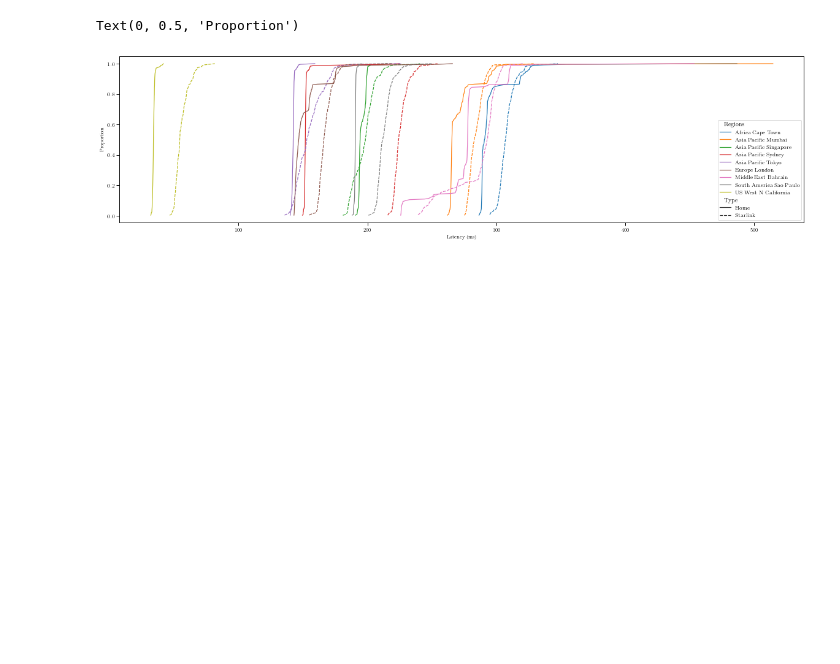
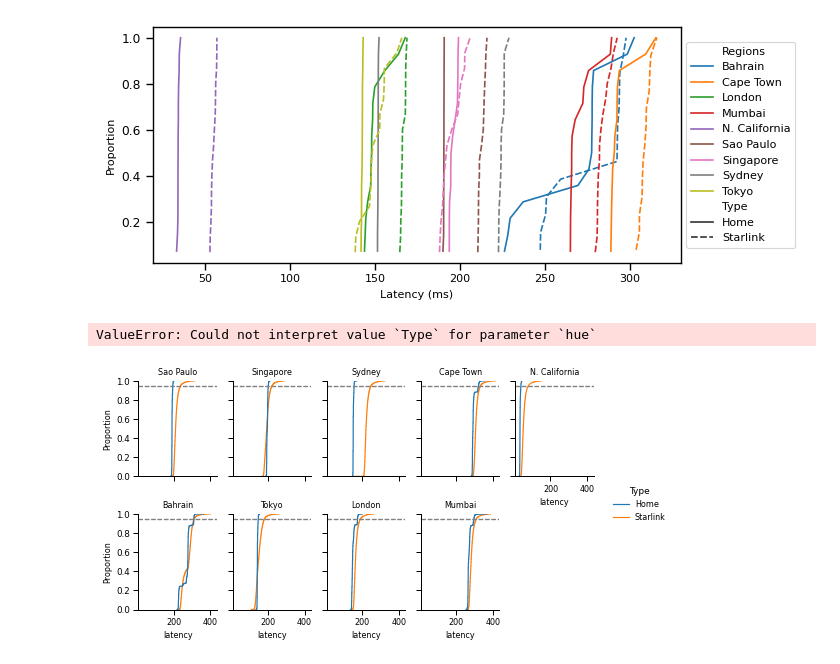
Before and after one commit to Starlink-Measurement/starlink-plot, a Jupyter notebook: plot_ping.ipynb, the cells around one changed output. Saved outputs shown, nothing was run; the diff lists cells and outputs as text; code cells hidden in the pictures; blank space fills up the shorter version.

```diff
--- a/plot_ping.ipynb
+++ b/plot_ping.ipynb
@@ -292,13 +232,14 @@ Text(0, 0.5, 'Latency (ms)')
 # %%
 #fig, ax = plt.subplots(figsize=(3.5,2))
 #fig, ax = plt.subplots(figsize=(7.16,2.5))
-fig_cdf, ax_cdf = plt.subplots(figsize=(20,5))
+fig_cdf, ax_cdf = plt.subplots(figsize=(7.16,3), dpi=100)
 
 #g = sns.ecdfplot(data=df_unstacked, x='latency', hue='Type Region', ax=ax)
 g = sns.lineplot(data=df_cdf, x='x', y="y", hue=N_REGIONS, style=N_TYPE, ax=ax_cdf)
 #g.set(xscale='log')
+g.legend(loc='center left', bbox_to_anchor=(1, 0.5))
 ax_cdf.set_xlabel('Latency (ms)')
 ax_cdf.set_ylabel('Proportion')
+fig_cdf.tight_layout()
 # %% [output]
-Text(0, 0.5, 'Proportion')
-[figure, old version]
+[figure, new version]
@@ -306,0 +246,18 @@ fig
+# %%
+#_, ax_hist = plt.subplots(figsize=(7.16,4), dpi=300)
+
+g_hist = sns.displot(
+    data=df_no_outliers,
+    x=N_LATENCY, col=N_REGIONS, hue=N_TYPE, kind='ecdf', height=2, aspect=0.716, col_wrap=5)
+g_hist.set_titles(col_template="{col_name}")
+g_hist.tight_layout()
+# %% [output]
+ValueError: Could not interpret value `Type` for parameter `hue`
+# %%
+g_hist.refline(y=0.9)
+g_hist.refline(y=0.95)
+g_hist.refline(y=0.99)
+g_hist.set_titles(col_template="{col_name}")
+g_hist.tight_layout()
+# %% [output]
+[figure, added]
```
Also changed, not shown: parts of 21 cells of this notebook, 3 other files.
